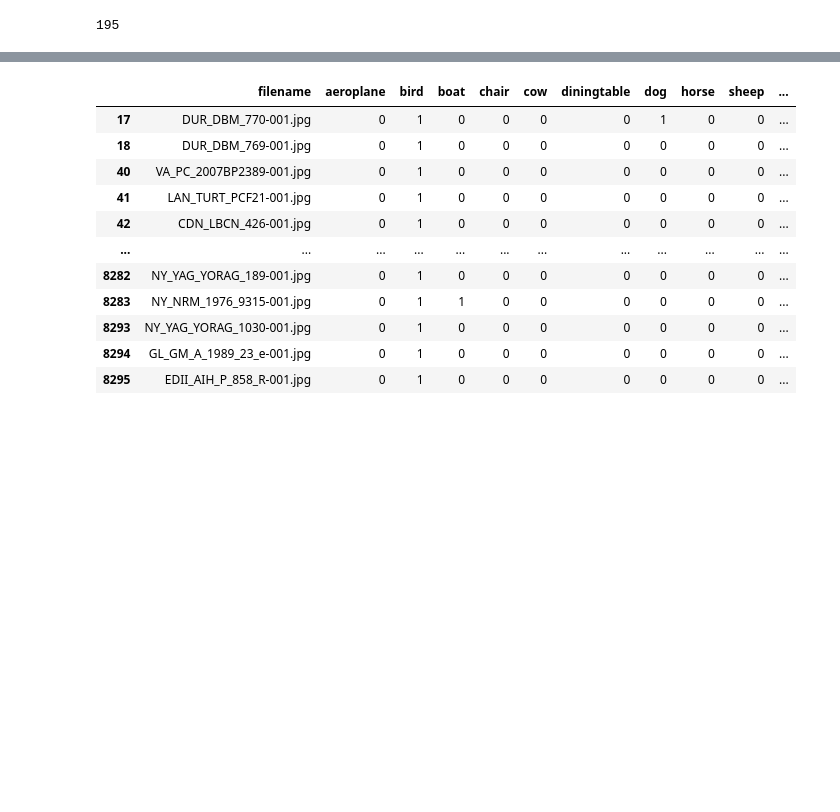
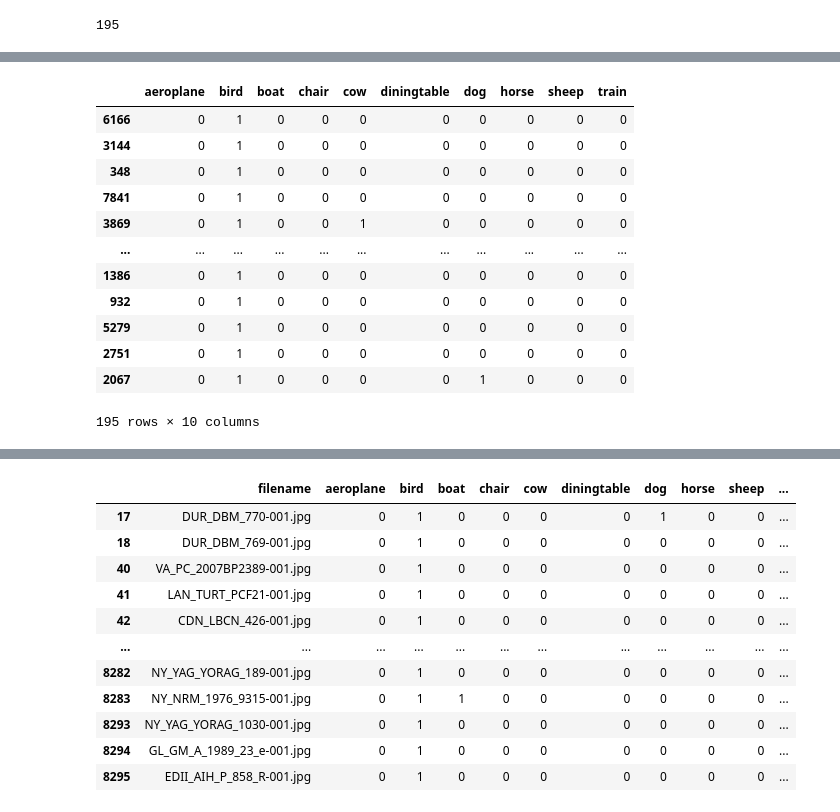
Before and after one commit to erniesg/Art-API, a Jupyter notebook: notebooks/sampling.ipynb, the cells around one changed output, grey strips where cells are left out. Saved outputs shown, nothing was run; the diff lists cells and outputs as text; code cells hidden in the pictures; blank space fills up the shorter version.

```diff
--- a/notebooks/sampling.ipynb
+++ b/notebooks/sampling.ipynb
@@ -91,2 +79,31 @@ SyntaxError: invalid syntax (3223910753.py, line 3)
 # %%
-cls1, cls2, cls3, cls4, cls5, cls6, cls7, cls8, cls9, cls10 = [y_sub[y_sub[cls] == 1] for cls in classes]
+df_aeroplane, df_bird, df_boat, df_chair, df_cow, df_diningtable, df_dog, df_horse, df_sheep, df_train = [y_sub[y_sub[cls] == 1] for cls in classes]
+# %%
+
+def sample_together(n, X, y):
+    return X.sample(n), y.iloc[X.index]
+#     rows = random.sample(np.arange(0,len(X.index)).tolist(),n)
+#     return X.iloc[rows,], y.iloc[rows,]
+
+df_test, y_test = sample_together(195, df_bird, y)
+# %%
+def sample_together(n, X, y):
+    X = X.sample(n)
+    return X, y.iloc[X.index]
+df_test, y_test = sample_together(195, df_bird, y)
+# %%
+df_test
+# %% [output]
+|  | aeroplane | bird | boat | chair | cow | diningtable | dog | horse | sheep | train |
+| 6166 | 0 | 1 | 0 | 0 | 0 | 0 | 0 | 0 | 0 | 0 |
+| 3144 | 0 | 1 | 0 | 0 | 0 | 0 | 0 | 0 | 0 | 0 |
+| 348 | 0 | 1 | 0 | 0 | 0 | 0 | 0 | 0 | 0 | 0 |
+| 7841 | 0 | 1 | 0 | 0 | 0 | 0 | 0 | 0 | 0 | 0 |
+| 3869 | 0 | 1 | 0 | 0 | 1 | 0 | 0 | 0 | 0 | 0 |
+| ... | ... | ... | ... | ... | ... | ... | ... | ... | ... | ... |
+| 1386 | 0 | 1 | 0 | 0 | 0 | 0 | 0 | 0 | 0 | 0 |
+| 932 | 0 | 1 | 0 | 0 | 0 | 0 | 0 | 0 | 0 | 0 |
+| 5279 | 0 | 1 | 0 | 0 | 0 | 0 | 0 | 0 | 0 | 0 |
+| 2751 | 0 | 1 | 0 | 0 | 0 | 0 | 0 | 0 | 0 | 0 |
+| 2067 | 0 | 1 | 0 | 0 | 0 | 0 | 1 | 0 | 0 | 0 |
+195 rows × 10 columns
```
Also changed, not shown: parts of 21 cells of this notebook, 3 other files.
